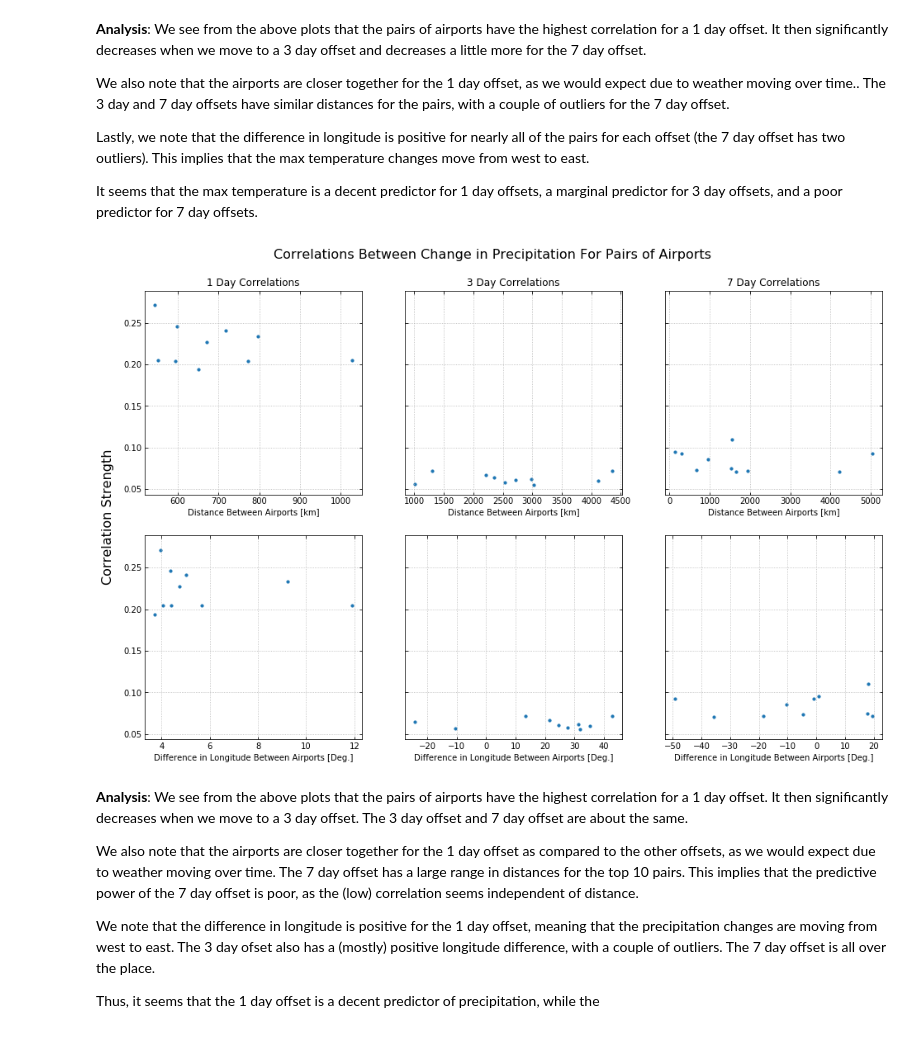
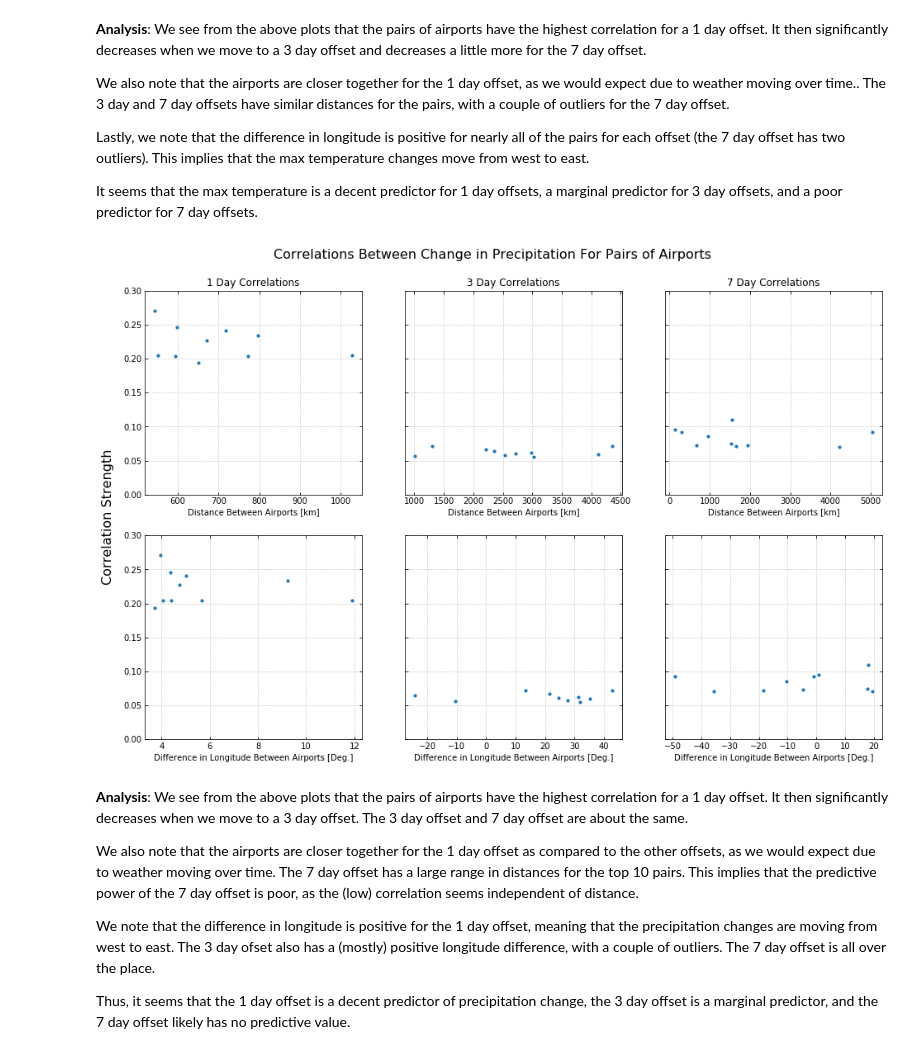
Before and after one commit to giangdip2410/watkins-ay250-s2018-hw, a Jupyter notebook: hw_5/hw_5_assignment.ipynb, the cells around one changed output. Drawn from its saved outputs; the diff is of its cells as text; code cells hidden in the pictures.

Commit message:
finished the last couple of sentences explaining the precipitation plot

```diff
--- a/hw_5/hw_5_assignment.ipynb
+++ b/hw_5/hw_5_assignment.ipynb
@@ -329,34 +329,36 @@ for iDiff in range(3):
     distances = np.zeros(nMax)
     dlongitude = np.zeros(nMax)
 
     # for each airport pair, determine the distance between the airports and the difference in longitude
     for iMax in range(nMax):
         perm = bestPerms[iMax]
         latlon = np.zeros((2,2))
         for iPerm in range(2):
             # get the latitude and longitude
             sql_cmd = f"""SELECT airports.latitude,airports.longitude FROM airports
                          WHERE airports.aid = {perm[iPerm]}"""
 
             cursor.execute(sql_cmd);
             latlon[iPerm] = np.array(cursor.fetchall(),dtype = np.float)
 
         distances[iMax] = distanceOnSphere(latlon[0,0],latlon[0,1],latlon[1,0],latlon[1,1])
         dlongitude[iMax] = latlon[1,1]-latlon[0,1]
 
     # plot the results
     ax[0,iDiff].scatter(distances*1e-3,corrStrength[maxInds],s=10.0)
     ax[0,iDiff].tick_params(which="both",top="on",right="on",direction="in")
     ax[0,iDiff].grid(linestyle="dotted")
     ax[0,iDiff].set_title(labels[iDiff])
     ax[0,iDiff].set_xlabel("Distance Between Airports [km]")
+    ax[0,iDiff].set_ylim([0,0.3])
 
     ax[1,iDiff].scatter(dlongitude,corrStrength[maxInds],s=10.0)
     ax[1,iDiff].tick_params(which="both",top="on",right="on",direction="in")
     ax[1,iDiff].grid(linestyle="dotted")
     ax[1,iDiff].set_xlabel("Difference in Longitude Between Airports [Deg.]")
+    ax[1,iDiff].set_ylim([0,0.3])
 # %% [output]
-[figure, old version]
+[figure, new version]
 # %% [markdown]
 **Analysis**: We see from the above plots that the pairs of airports have the highest correlation for a 1 day offset. It then significantly decreases when we move to a 3 day offset. The 3 day offset and 7 day offset are about the same.
 
@@ -364,4 +366,4 @@ We also note that the airports are closer together for the 1 day offset as compa
 
 We note that the difference in longitude is positive for the 1 day offset, meaning that the precipitation changes are moving from west to east. The 3 day ofset also has a (mostly) positive longitude difference, with a couple of outliers. The 7 day offset is all over the place.
 
-Thus, it seems that the 1 day offset is a decent predictor of precipitation, while the
+Thus, it seems that the 1 day offset is a decent predictor of precipitation change, the 3 day offset is a marginal predictor, and the 7 day offset likely has no predictive value.
```
